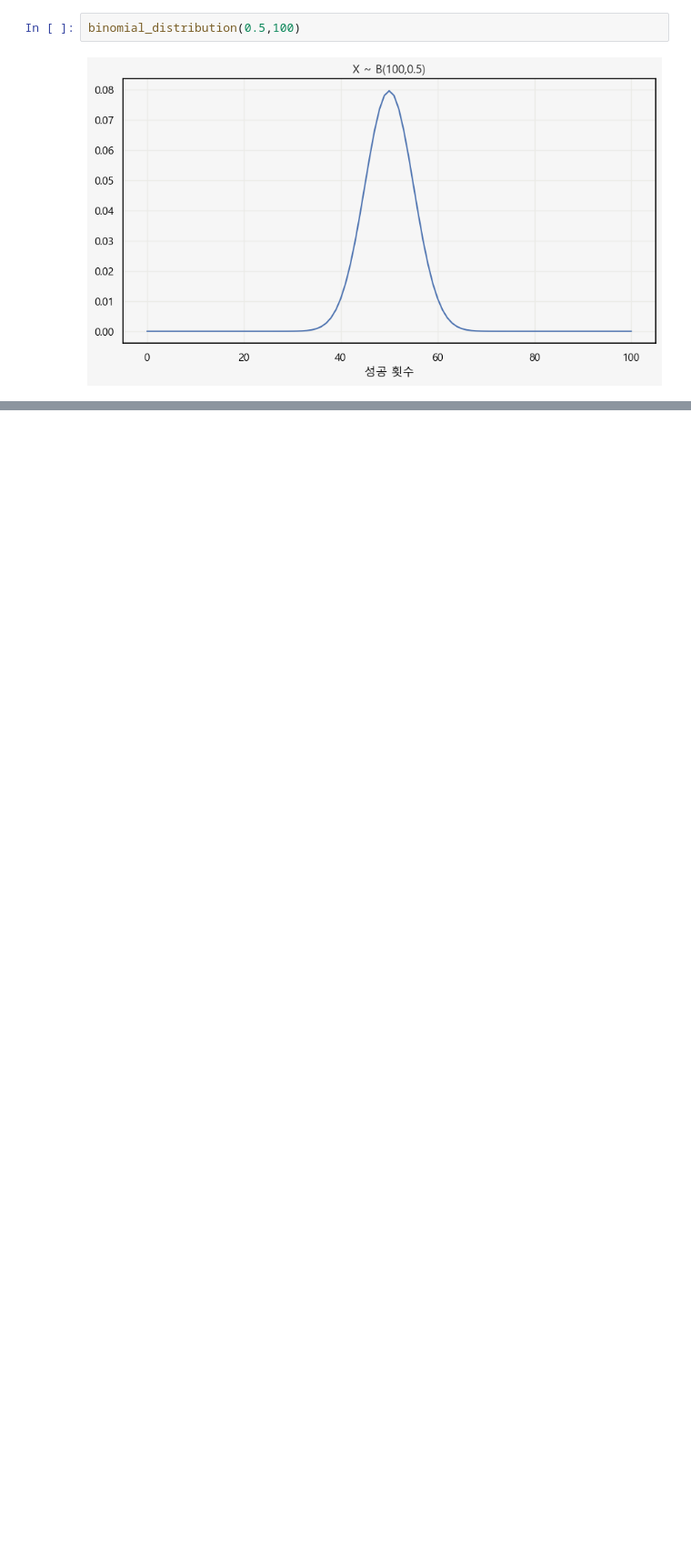
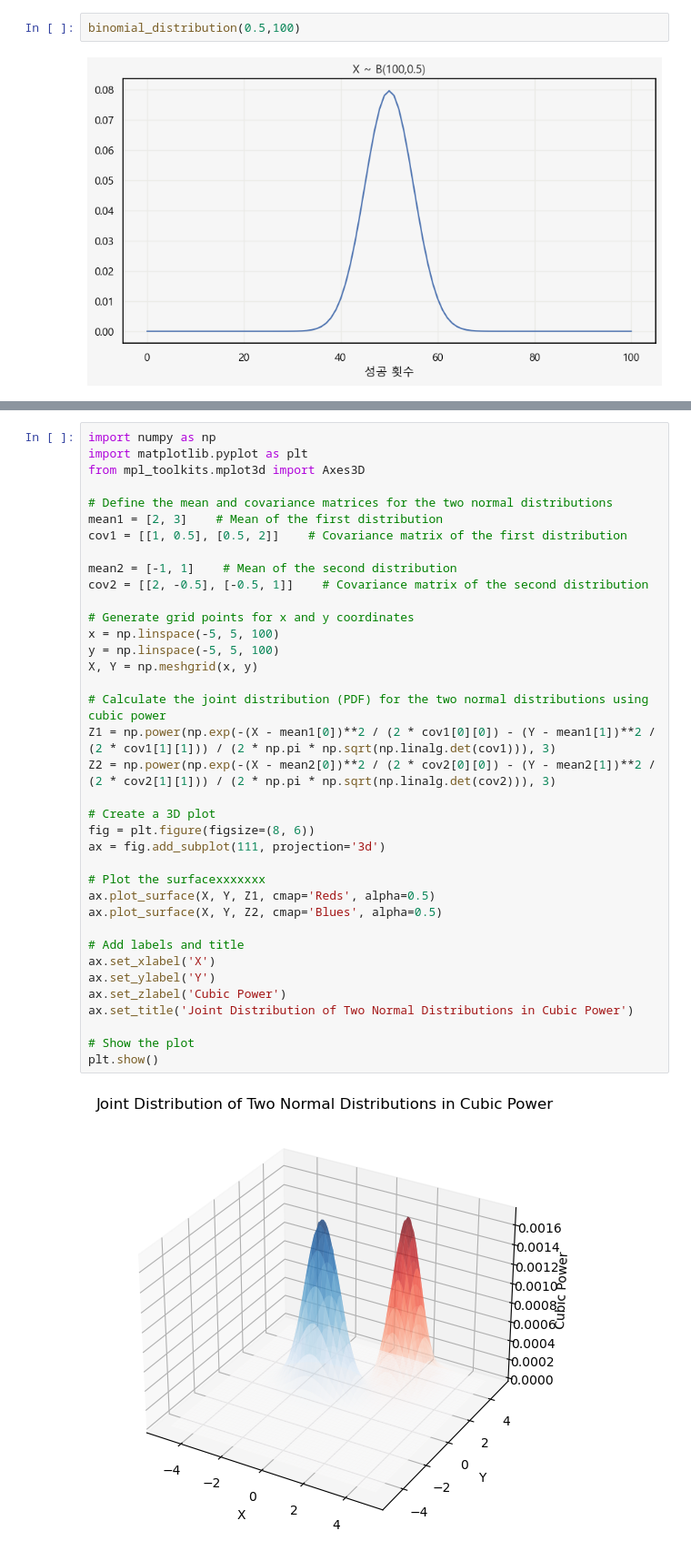
Before and after one commit to yonghyeun/Probability, a Jupyter notebook: 베르누이 시행과 이항분포.ipynb, the cells around one changed output, grey strips where cells are left out. Shown: that part at 91% size. Cells and saved outputs as stored; diff of their text form; blank space fills up the shorter version.

```diff
--- a/베르누이 시행과 이항분포.ipynb
+++ b/베르누이 시행과 이항분포.ipynb
@@ -154,0 +223,39 @@ binomial_distribution(0.5,100)
+# %%
+import numpy as np
+import matplotlib.pyplot as plt
+from mpl_toolkits.mplot3d import Axes3D
+
+# Define the mean and covariance matrices for the two normal distributions
+mean1 = [2, 3]    # Mean of the first distribution
+cov1 = [[1, 0.5], [0.5, 2]]    # Covariance matrix of the first distribution
+
+mean2 = [-1, 1]    # Mean of the second distribution
+cov2 = [[2, -0.5], [-0.5, 1]]    # Covariance matrix of the second distribution
+
+# Generate grid points for x and y coordinates
+x = np.linspace(-5, 5, 100)
+y = np.linspace(-5, 5, 100)
+X, Y = np.meshgrid(x, y)
+
+# Calculate the joint distribution (PDF) for the two normal distributions using cubic power
+Z1 = np.power(np.exp(-(X - mean1[0])**2 / (2 * cov1[0][0]) - (Y - mean1[1])**2 / (2 * cov1[1][1])) / (2 * np.pi * np.sqrt(np.linalg.det(cov1))), 3)
+Z2 = np.power(np.exp(-(X - mean2[0])**2 / (2 * cov2[0][0]) - (Y - mean2[1])**2 / (2 * cov2[1][1])) / (2 * np.pi * np.sqrt(np.linalg.det(cov2))), 3)
+
+# Create a 3D plot
+fig = plt.figure(figsize=(8, 6))
+ax = fig.add_subplot(111, projection='3d')
+
+# Plot the surfacexxxxxxx
+ax.plot_surface(X, Y, Z1, cmap='Reds', alpha=0.5)
+ax.plot_surface(X, Y, Z2, cmap='Blues', alpha=0.5)
+
+# Add labels and title
+ax.set_xlabel('X')
+ax.set_ylabel('Y')
+ax.set_zlabel('Cubic Power')
+ax.set_title('Joint Distribution of Two Normal Distributions in Cubic Power')
+
+# Show the plot
+plt.show()
+# %% [output]
+[figure, added]
```
Also changed, not shown: parts of 2 cells of this notebook, 1 other file.
